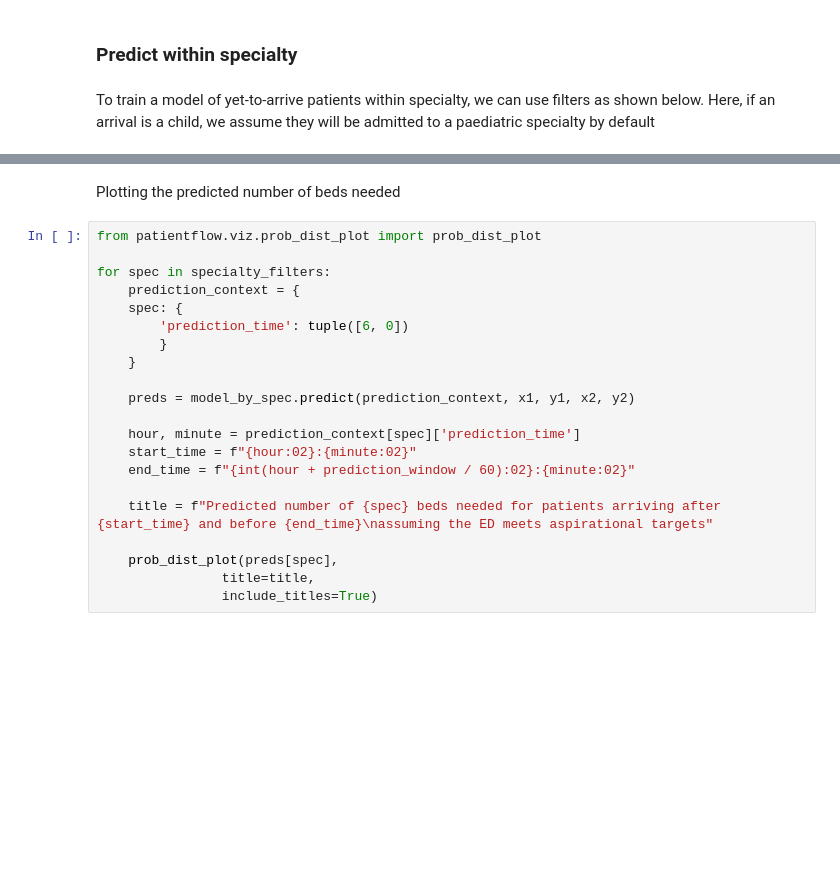
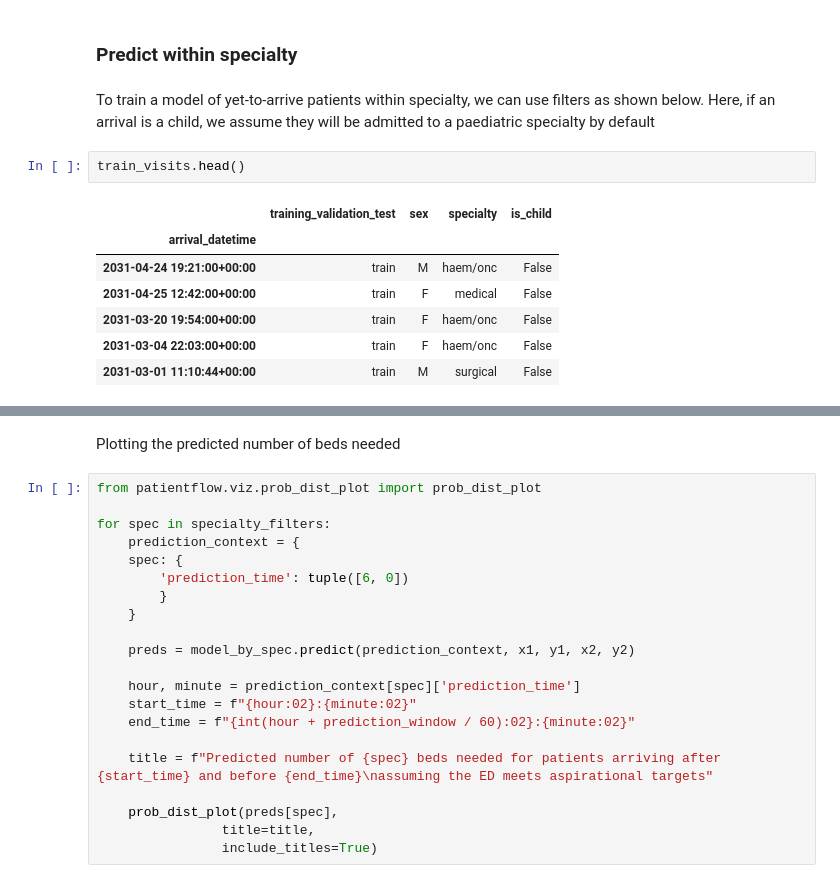
Before and after one commit to zmek/patientflow, a Jupyter notebook: notebooks/4d_Predict_demand_from_patients_yet_to_arrive.ipynb, the cells around one changed output, grey strips where cells are left out. Drawn from its saved outputs; the diff is of its cells as text; blank space fills up the shorter version.

```diff
--- a/notebooks/4d_Predict_demand_from_patients_yet_to_arrive.ipynb
+++ b/notebooks/4d_Predict_demand_from_patients_yet_to_arrive.ipynb
@@ -231,6 +237,16 @@ preds = model.predict(prediction_context, x1, y1, x2, y2)
 ### Predict within specialty
 # %% [markdown]
 To train a model of yet-to-arrive patients within specialty, we can use filters as shown below. Here, if an arrival is a child, we assume they will be admitted to a paediatric specialty by default
+# %%
+train_visits.head()
+# %% [output]
+|  | training_validation_test | sex | specialty | is_child |
+| arrival_datetime |  |  |  |  |
+| 2031-04-24 19:21:00+00:00 | train | M | haem/onc | False |
+| 2031-04-25 12:42:00+00:00 | train | F | medical | False |
+| 2031-03-20 19:54:00+00:00 | train | F | haem/onc | False |
+| 2031-03-04 22:03:00+00:00 | train | F | haem/onc | False |
+| 2031-03-01 11:10:44+00:00 | train | M | surgical | False |
 # %%
 from patientflow.predictors.weighted_poisson_predictor import WeightedPoissonPredictor
 from joblib import dump, load
```
Also changed, not shown: parts of 10 cells of this notebook, 10 other files.
